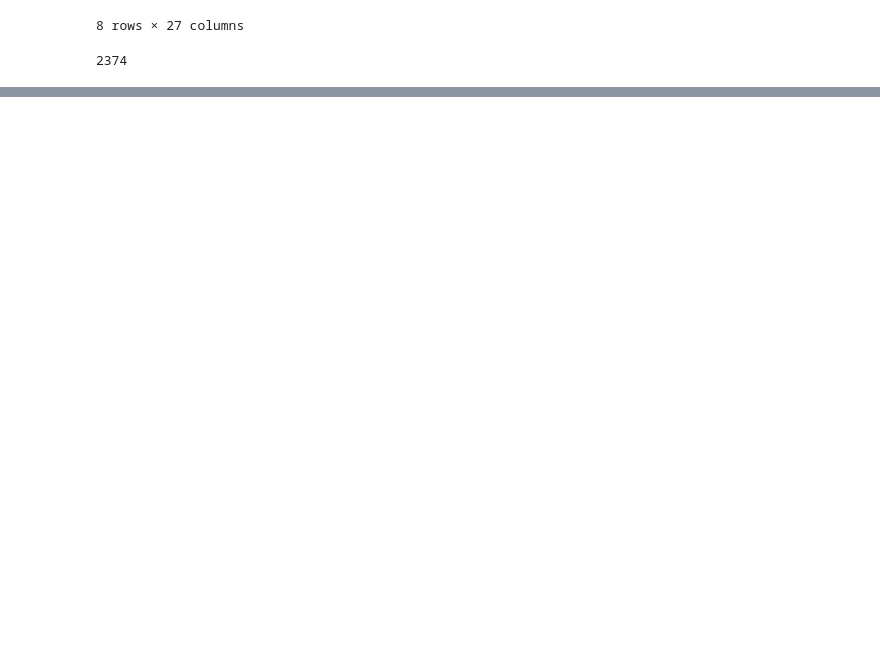
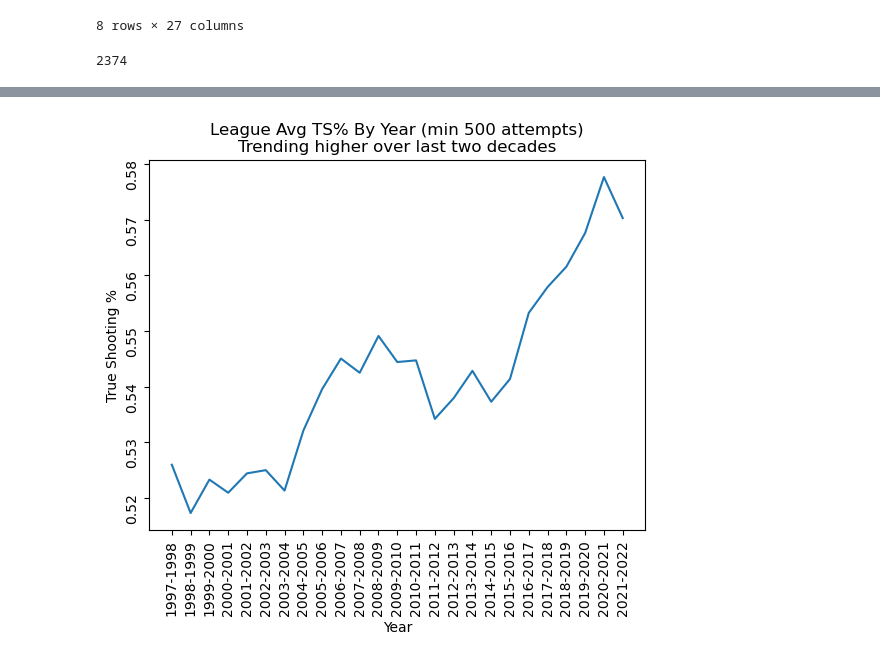
Before and after one commit to joshua-shorterivey/basic_basketball_analysis, a Jupyter notebook: explore.ipynb, the cells around one changed output, grey strips where cells are left out. Drawn from its saved outputs; the diff is of its cells as text; code cells hidden in the pictures; blank space fills up the shorter version.

Commit message:
added in visual for true shooting

```diff
--- a/explore.ipynb
+++ b/explore.ipynb
@@ -83,0 +113,5 @@ stats.sort_values(by=['TS%'], ascending=False)
+# %%
+true_shooting = stats[stats['tTSA'] > 500]\
+                      .sort_values(by=['TS%'],ascending=False)
+# %%
+tsa_by_year = true_shooting.groupby(by='Year').mean()['TS%']
@@ -83,0 +138,9 @@ stats.sort_values(by=['TS%'], ascending=False)
+# %%
+fig, ax = plt.subplots()
+ax.plot(tsa_by_year)
+ax.set_title('League Avg TS% By Year (min 500 attempts)\nTrending higher over last two decades')
+ax.set_ylabel('True Shooting %')
+ax.set_xlabel('Year')
+ax.tick_params(rotation=90)
+# %% [output]
+[figure, added]
```
Also changed, not shown: parts of 14 cells of this notebook.
